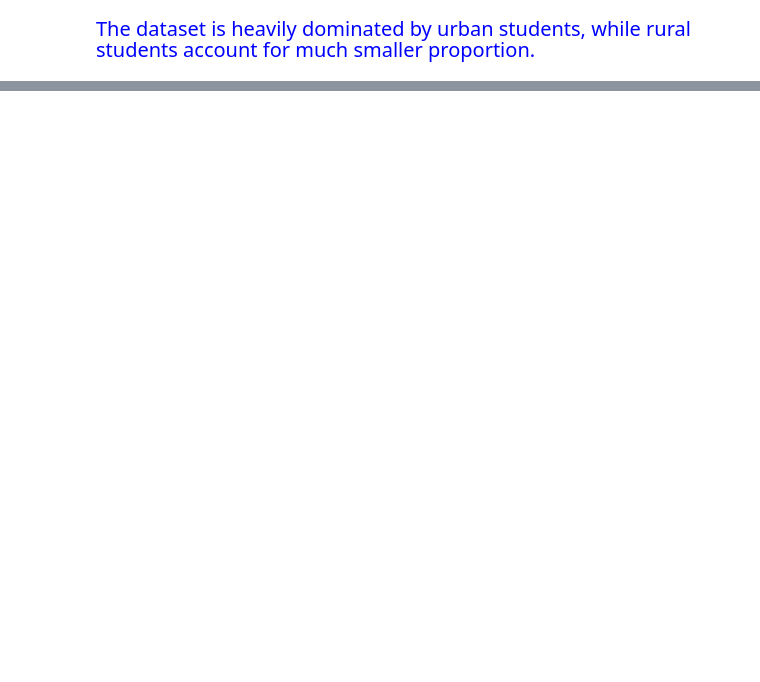
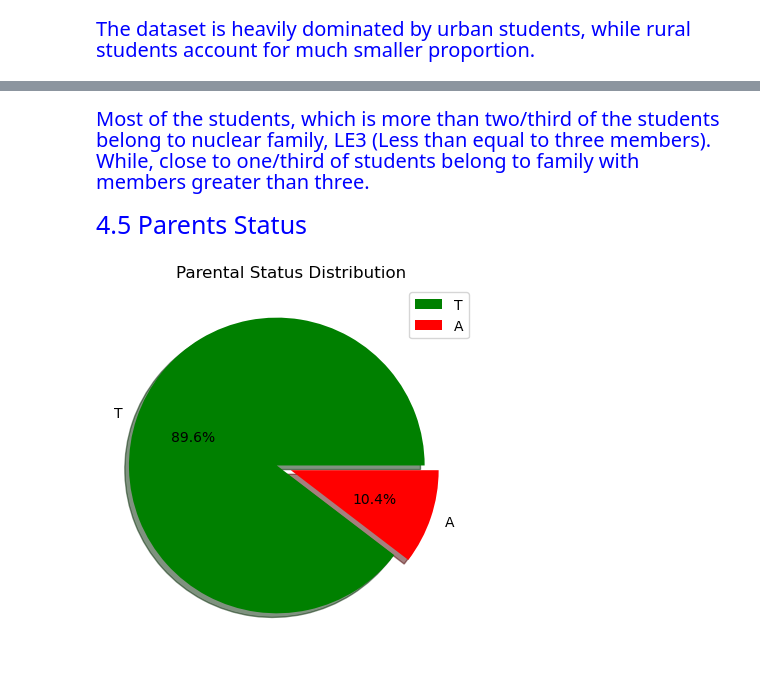
Before and after one commit to Kartika-Nidhi/DS_projects, a Jupyter notebook: StudentPerformanceAnalysis.ipynb, the cells around one changed output, grey strips where cells are left out. Drawn from its saved outputs; the diff is of its cells as text; code cells hidden in the pictures; blank space fills up the shorter version.

Commit message:
Basic Analysis Univariate Analysis(II) Students Academic Performance

```diff
--- a/StudentPerformanceAnalysis.ipynb
+++ b/StudentPerformanceAnalysis.ipynb
@@ -140,0 +159,13 @@ plt.show()
+# %% [markdown]
+<div style = "color:blue; font-size:20px">Most of the students, which is more than two/third of the students
+belong to nuclear family, LE3 (Less than equal to three members). While, close to one/third of students belong to family with members greater than three.
+# %% [markdown]
+<div style = "color:blue; font-size:25px">4.5 Parents Status
+# %%
+plt.pie(data.Pstatus.value_counts(), colors = ['green','red'], labels = ['T','A'], explode = [0.1,0.0], autopct = "%1.1f%%", shadow = True)
+
+plt.title("Parental Status Distribution")
+plt.legend()
+plt.show()
+# %% [output]
+[figure, added]
```
Also changed, not shown: parts of 29 cells of this notebook.
